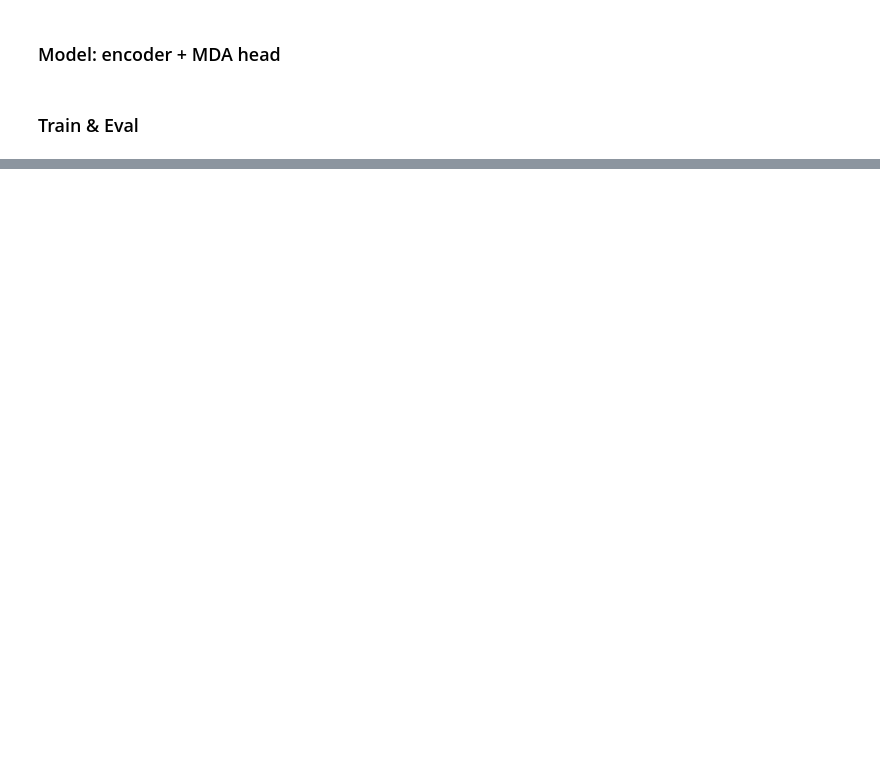
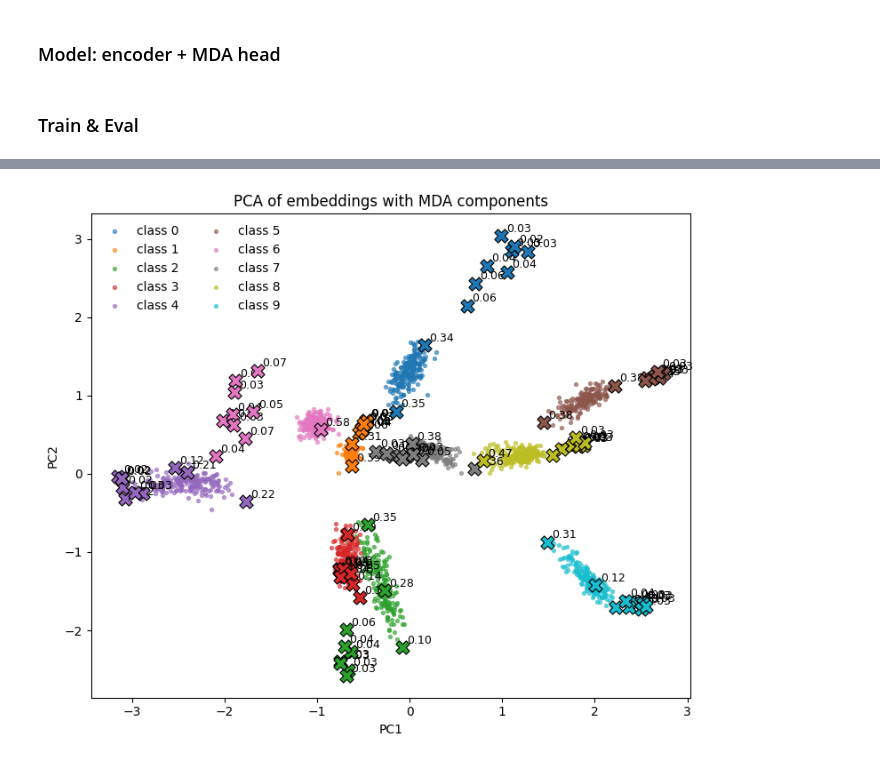
Before and after one commit to zh3nis/DNLL, a Jupyter notebook: MDA_FashionMNIST.ipynb, the cells around one changed output, grey strips where cells are left out. Drawn from its saved outputs; the diff is of its cells as text; code cells hidden in the pictures; blank space fills up the shorter version.

```diff
--- a/MDA_FashionMNIST.ipynb
+++ b/MDA_FashionMNIST.ipynb
@@ -69,14 +73,14 @@ def evaluate(model, loader):
     return ok / tot
 
 
-model = DeepMDA(C=10, D=2, K=2).to(device)
+model = DeepMDA(C=10, D=9, K=10).to(device)
 opt = torch.optim.Adam(model.parameters())
 loss_fn = EM_DNLLLoss(lambda_reg=.1)
 
 train_acc = []
 test_acc = []
 
-for epoch in range(1, 101):
+for epoch in range(1, 51):
     model.train()
     loss_sum = acc_sum = n_sum = 0
     for x, y in train_ld:
@@ -100,43 +122,59 @@ for epoch in range(1, 101):
 # %%
+import numpy as np
 import matplotlib.pyplot as plt
 
+# PCA of a sample of embeddings with component means
 model.eval()
-embeds, labels = [], []
+max_points = 2000
+embeds = []
+labels = []
 with torch.no_grad():
-    for i, (x, y) in enumerate(train_ld):   # use train_ld if you prefer
-        x = x.to(device)
-        z = model.encoder(x).cpu()
-        embeds.append(z)
-        labels.append(y)
-        if i >= 9:   # 10 batches ≈10k points; raise/lower to taste
+    for x, y in train_ld:
+        x, y = x.to(device), y.to(device)
+        z = model.encoder(x)
+        embeds.append(z.cpu())
+        labels.append(y.cpu())
+        if sum(t.size(0) for t in embeds) >= max_points:
             break
 
-z2 = torch.cat(embeds)
-y = torch.cat(labels)
+embeds = torch.cat(embeds, dim=0)[:max_points]
+labels = torch.cat(labels, dim=0)[:max_points]
 
-mu = model.head.mu.detach().cpu().numpy()  # (C, K, D)
-mix_probs = torch.softmax(model.head.mixture_logits, dim=-1).detach().cpu().numpy()
+center = embeds.mean(dim=0, keepdim=True)
+embeds_centered = embeds - center
+U, S, V = torch.pca_lowrank(embeds_centered, q=2)
+proj = embeds_centered @ V[:, :2]
 
-plt.rcParams.update({
-    "font.size": 14, "axes.labelsize": 16, "legend.fontsize": 13,
-    "xtick.labelsize": 13, "ytick.labelsize": 13
-})
+mu = model.head.mu.detach().cpu()
+mix_probs = torch.softmax(model.head.mixture_logits, dim=-1).detach().cpu()
+C = model.head.C
+K = model.head.K
+mu_flat = mu.reshape(C * K, -1)
+mu_proj = (mu_flat - center) @ V[:, :2]
 
-plt.figure(figsize=(8, 6))
-ax = plt.gca()
-for c in range(10):
-    idx = y == c
-    color = plt.cm.tab10(c)
-    plt.scatter(z2[idx, 0], z2[idx, 1], s=8, alpha=0.6, color=color, label=train_ds.classes[c])
-    for k in range(mu.shape[1]):
-        if mix_probs[c, k] < 0.05:
-            continue
-        plt.scatter(mu[c, k, 0], mu[c, k, 1], s=90, marker='X',
-                    color=color, edgecolor='black', linewidths=0.8)
-        ax.text(mu[c, k, 0], mu[c, k, 1], f"{mix_probs[c, k]:.2f}",
-                fontsize=9, ha='left', va='bottom', color='black')
-plt.legend(bbox_to_anchor=(1.02, 1), loc="upper left")
-plt.xlabel("$z_1$"); plt.ylabel("$z_2$")
+plt.figure(figsize=(7.6, 6.4))
+colors = plt.cm.tab10.colors
+for c in range(C):
+    idx = labels == c
+    plt.scatter(proj[idx, 0], proj[idx, 1], s=8, color=colors[c % len(colors)],
+                alpha=0.6, label=f"class {c}")
+
+for c in range(C):
+    for k in range(K):
+        i = c * K + k
+        w = mix_probs[c, k].item()
+        plt.scatter(mu_proj[i, 0], mu_proj[i, 1], marker="X", s=120,
+                    color=colors[c % len(colors)], edgecolors="black",
+                    linewidths=0.8, zorder=5)
+        plt.text(mu_proj[i, 0] + 0.05, mu_proj[i, 1] + 0.05, f"{w:.2f}",
+                 fontsize=9, color="black")
+
+plt.title("PCA of embeddings with MDA components")
+plt.xlabel("PC1")
+plt.ylabel("PC2")
+plt.legend(ncol=2, frameon=False)
 plt.tight_layout()
-plt.savefig('plots/fashion_mnist_mda_embeddings.png', dpi=600)
+plt.savefig('plots/fmnist.png', dpi=600)
+# %% [output]
+[figure, added]
 # %%
```
Also changed, not shown: parts of 6 cells of this notebook, 6 other files.
